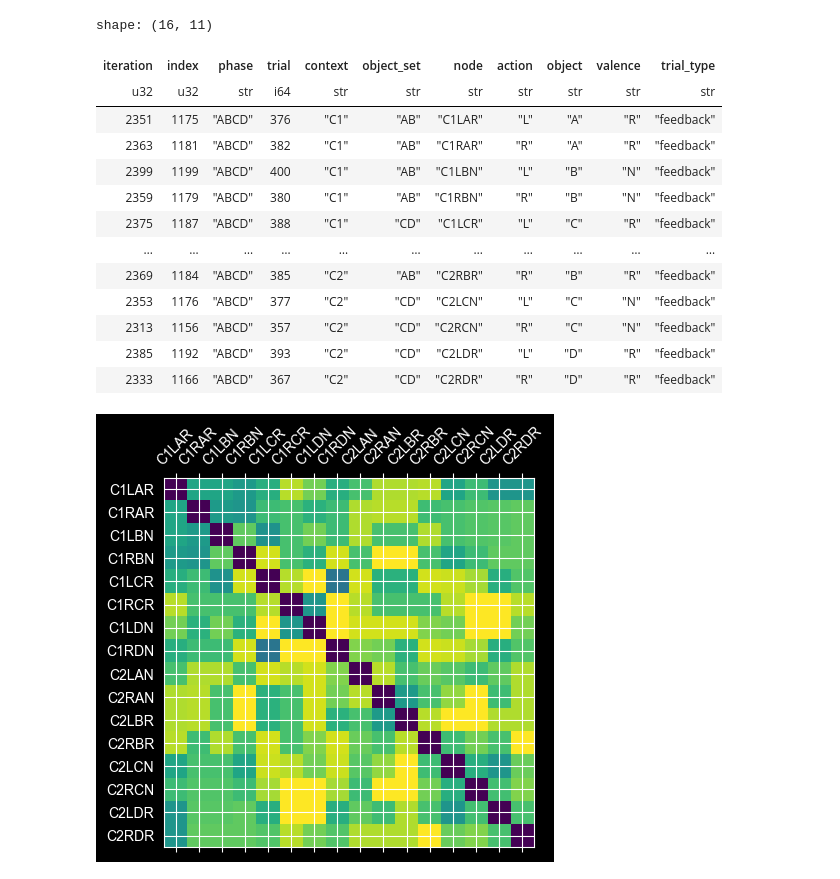
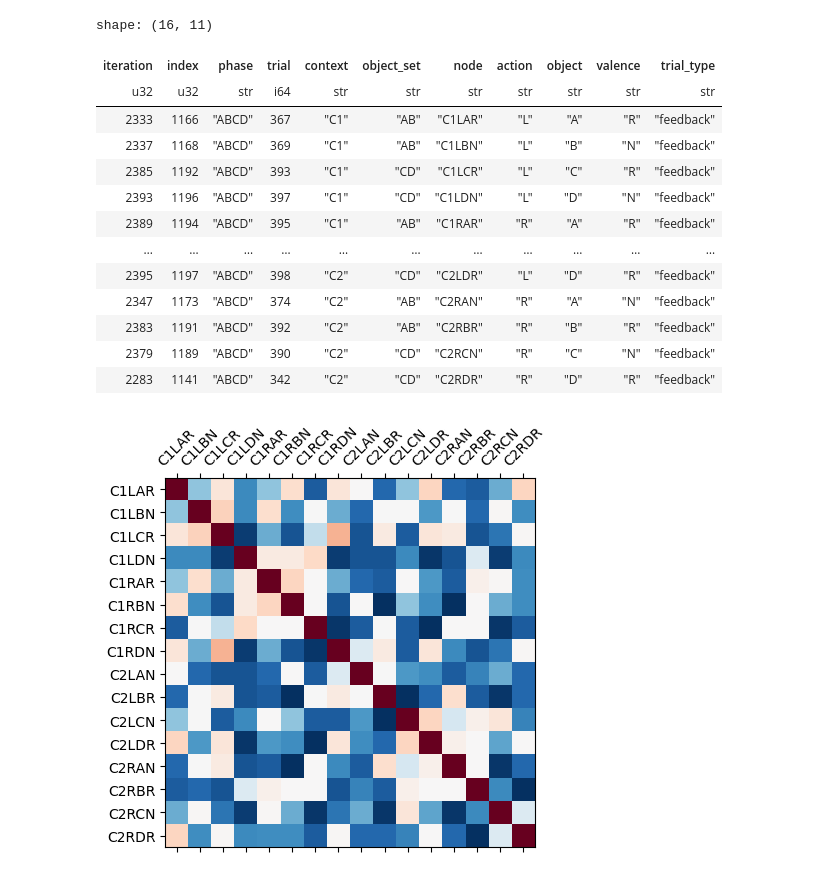
Before and after one commit to hamllab/torch_tem, a Jupyter notebook: jupyter/test_mckenzie.ipynb, the cells around one changed output. Cells and saved outputs as stored; diff of their text form; code cells hidden in the pictures.

```diff
--- a/jupyter/test_mckenzie.ipynb
+++ b/jupyter/test_mckenzie.ipynb
@@ -11,8 +11,9 @@ import seaborn as sns
 import torch
 from tbparse import SummaryReader
 config_file = "../envs/mckenzie2024.json"
-out_dir = Path("~/Dropbox/work/tem/McKenzie").expanduser() / "study-7"
-out_dir.mkdir(exist_ok=True)
+out_dir = Path("~/Dropbox/work/tem/McKenzie").expanduser() / "study-8"
+fig_dir = out_dir / "figs"
+fig_dir.mkdir(exist_ok=True, parents=True)
 # %%
 design = world.design_mckenzie(config_file, {"AB": 400, "CD": 400, "ABCD": 400})
 nodes = (
@@ -82,35 +106,36 @@ nodes = (
     design.with_row_index("iteration")
     .filter(trial_type="feedback")
     .unique("node", keep="last")
-    .sort("context", "object_set", "object", "action", "valence")
+    .sort("context", "action", "object_set", "object")
 )
 nodes
 # %% [output]
 shape: (16, 11)
 | iteration | index | phase | trial | context | object_set | node | action | object | valence | trial_type |
 | u32 | u32 | str | i64 | str | str | str | str | str | str | str |
-| 2351 | 1175 | "ABCD" | 376 | "C1" | "AB" | "C1LAR" | "L" | "A" | "R" | "feedback" |
-| 2363 | 1181 | "ABCD" | 382 | "C1" | "AB" | "C1RAR" | "R" | "A" | "R" | "feedback" |
-| 2399 | 1199 | "ABCD" | 400 | "C1" | "AB" | "C1LBN" | "L" | "B" | "N" | "feedback" |
-| 2359 | 1179 | "ABCD" | 380 | "C1" | "AB" | "C1RBN" | "R" | "B" | "N" | "feedback" |
-| 2375 | 1187 | "ABCD" | 388 | "C1" | "CD" | "C1LCR" | "L" | "C" | "R" | "feedback" |
+| 2333 | 1166 | "ABCD" | 367 | "C1" | "AB" | "C1LAR" | "L" | "A" | "R" | "feedback" |
+| 2337 | 1168 | "ABCD" | 369 | "C1" | "AB" | "C1LBN" | "L" | "B" | "N" | "feedback" |
+| 2385 | 1192 | "ABCD" | 393 | "C1" | "CD" | "C1LCR" | "L" | "C" | "R" | "feedback" |
+| 2393 | 1196 | "ABCD" | 397 | "C1" | "CD" | "C1LDN" | "L" | "D" | "N" | "feedback" |
+| 2389 | 1194 | "ABCD" | 395 | "C1" | "AB" | "C1RAR" | "R" | "A" | "R" | "feedback" |
 | … | … | … | … | … | … | … | … | … | … | … |
-| 2369 | 1184 | "ABCD" | 385 | "C2" | "AB" | "C2RBR" | "R" | "B" | "R" | "feedback" |
-| 2353 | 1176 | "ABCD" | 377 | "C2" | "CD" | "C2LCN" | "L" | "C" | "N" | "feedback" |
-| 2313 | 1156 | "ABCD" | 357 | "C2" | "CD" | "C2RCN" | "R" | "C" | "N" | "feedback" |
-| 2385 | 1192 | "ABCD" | 393 | "C2" | "CD" | "C2LDR" | "L" | "D" | "R" | "feedback" |
-| 2333 | 1166 | "ABCD" | 367 | "C2" | "CD" | "C2RDR" | "R" | "D" | "R" | "feedback" |
+| 2395 | 1197 | "ABCD" | 398 | "C2" | "CD" | "C2LDR" | "L" | "D" | "R" | "feedback" |
+| 2347 | 1173 | "ABCD" | 374 | "C2" | "AB" | "C2RAN" | "R" | "A" | "N" | "feedback" |
+| 2383 | 1191 | "ABCD" | 392 | "C2" | "AB" | "C2RBR" | "R" | "B" | "R" | "feedback" |
+| 2379 | 1189 | "ABCD" | 390 | "C2" | "CD" | "C2RCN" | "R" | "C" | "N" | "feedback" |
+| 2283 | 1141 | "ABCD" | 342 | "C2" | "CD" | "C2RDR" | "R" | "D" | "R" | "feedback" |
 # %%
-rdm = distance.squareform(distance.pdist(p[nodes["iteration"], :], metric="euclidean"))
+rdm = distance.squareform(distance.pdist(p[nodes["iteration"], :], metric="correlation"))
 fig, ax = plt.subplots()
-ax.matshow(rdm, cmap="viridis")
+ax.matshow(rdm, cmap="RdBu")
 ax.set_xticks(np.arange(len(nodes)))
 ax.set_xticklabels(nodes["node"])
 ax.set_yticks(np.arange(len(nodes)))
 ax.set_yticklabels(nodes["node"])
 ax.tick_params(axis="x", labelrotation=45)
+fig.savefig(fig_dir / "rdm_feedback.pdf")
 # %% [output]
-[figure, old version]
+[figure, new version]
 # %%
 linkage_data = hierarchy.linkage(p[nodes["iteration"], :], method="ward", metric="euclidean")
 fig, ax = plt.subplots()
```
Also changed, not shown: parts of 7 cells of this notebook.
